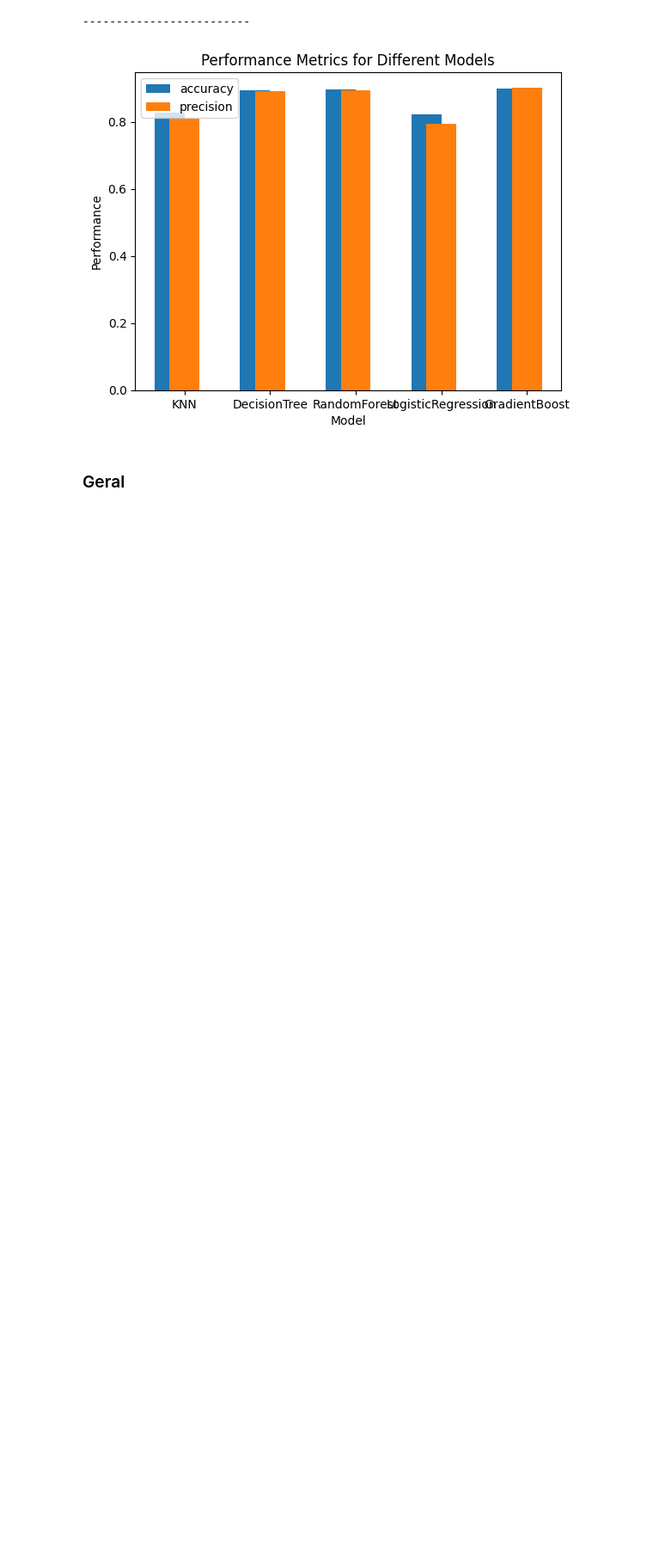
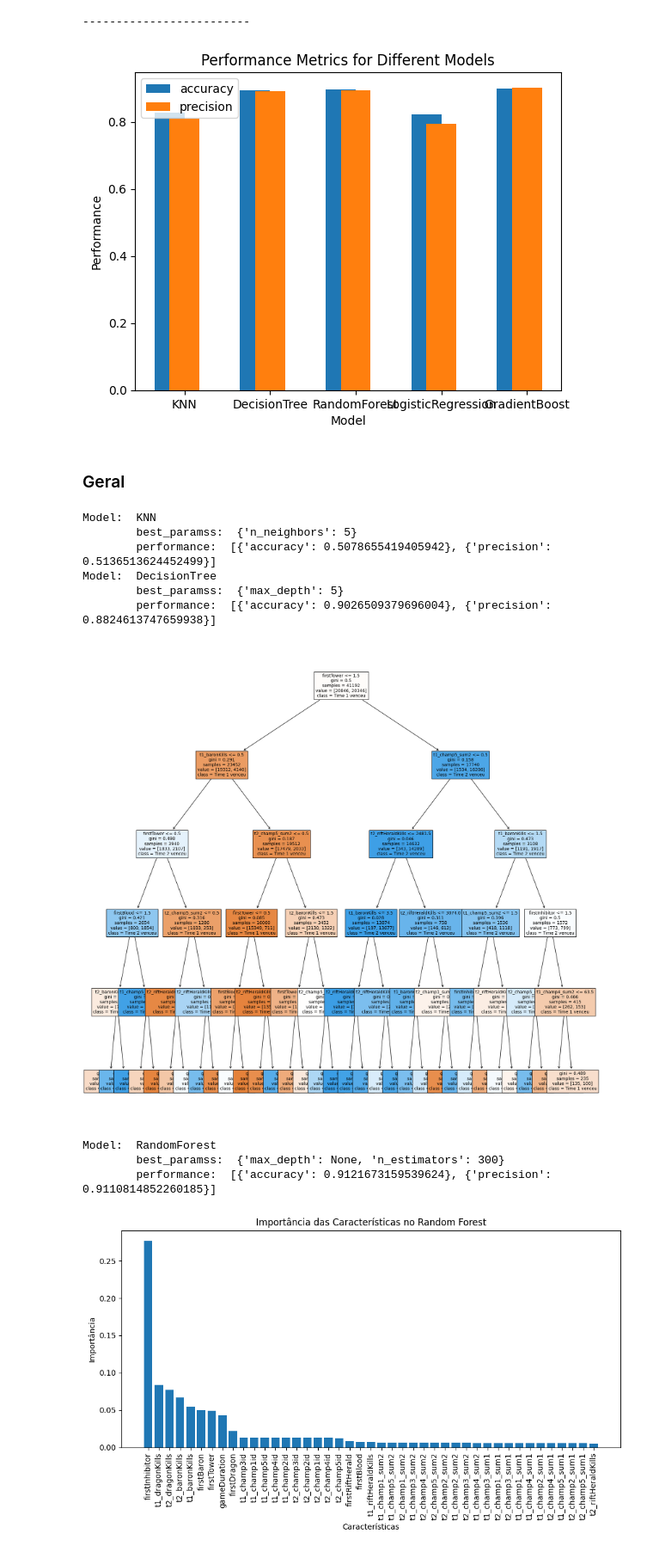
Before and after one commit to HenrickyL/ML2023-HenrickyLima, a Jupyter notebook: Tabalho01/trabalho_v2.ipynb, the cells around one changed output. Shown at 86% size. Cells and saved outputs as stored; diff of their text form; code cells hidden in the pictures; blank space fills up the shorter version.

```diff
--- a/Tabalho01/trabalho_v2.ipynb
+++ b/Tabalho01/trabalho_v2.ipynb
@@ -481,9 +481,9 @@ df_in = df[labels_desejadas_in]
 
 df_in_result =ApplyModel(df_in, 'In game Geral')
 # %%
-# df_in_g = df[labels_desejadas_in_geral]
+df_in_g = df[labels_desejadas_in_geral]
 
-# df_in_g_result =ApplyModel(df_in_g, 'In game Geral')
+df_in_g_result =ApplyModel(df_in_g, 'In game Geral')
 # %% [markdown]
 ## Resultados
 # %% [markdown]
@@ -519,4 +541,16 @@ Model:  GradientBoost
 # %% [markdown]
 ### Geral
 # %%
-# LogResults(df_in_g_result, 'In game Geral')
+LogResults(df_in_g_result, 'In game Geral')
+# %% [output]
+Model:  KNN
+        best_paramss:  {'n_neighbors': 5}
+        performance:  [{'accuracy': 0.5078655419405942}, {'precision': 0.5136513624452499}]
+Model:  DecisionTree
+        best_paramss:  {'max_depth': 5}
+        performance:  [{'accuracy': 0.9026509379696004}, {'precision': 0.8824613747659938}]
+[figure, added]
+Model:  RandomForest
+        best_paramss:  {'max_depth': None, 'n_estimators': 300}
+        performance:  [{'accuracy': 0.9121673159539624}, {'precision': 0.9110814852260185}]
+[figure, added]
```
Also changed, not shown: parts of 3 cells of this notebook.
